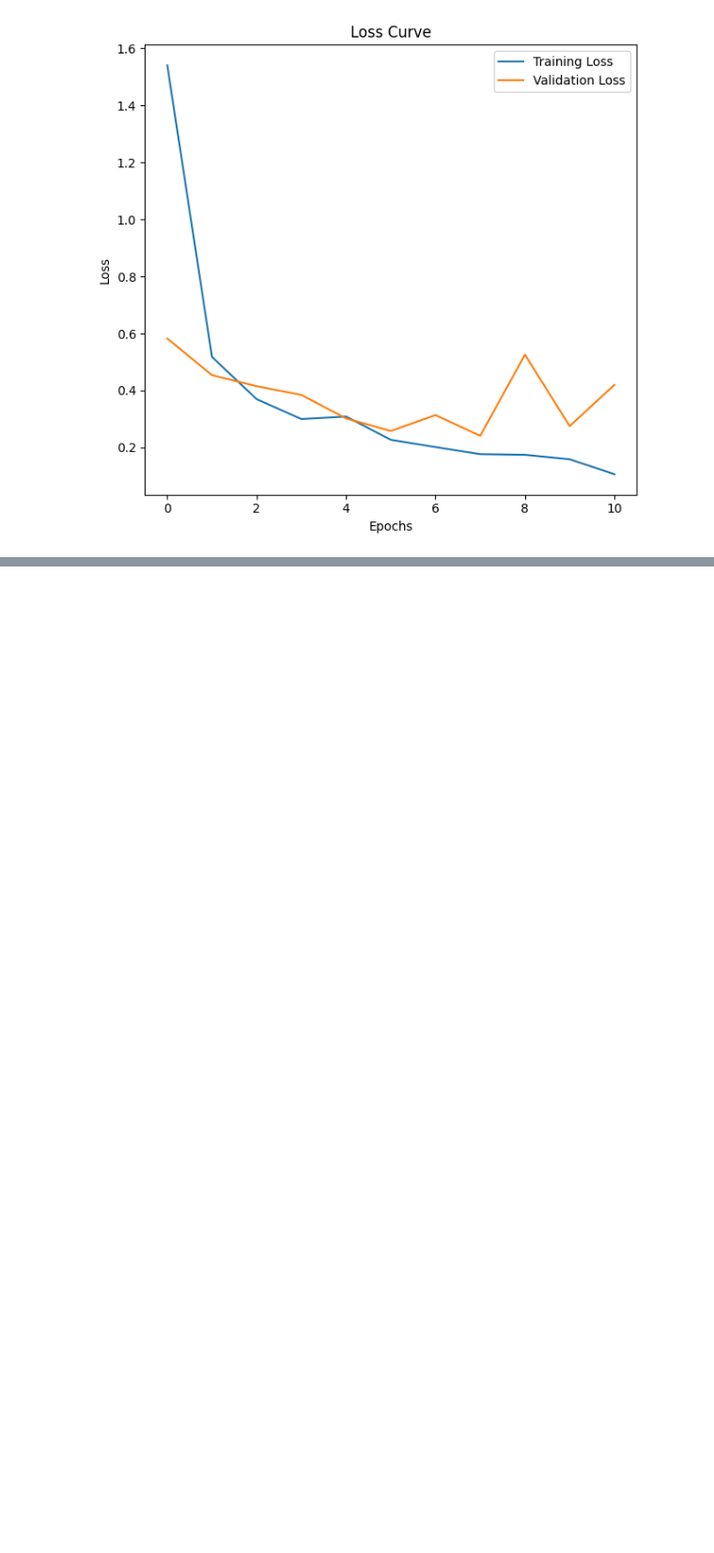
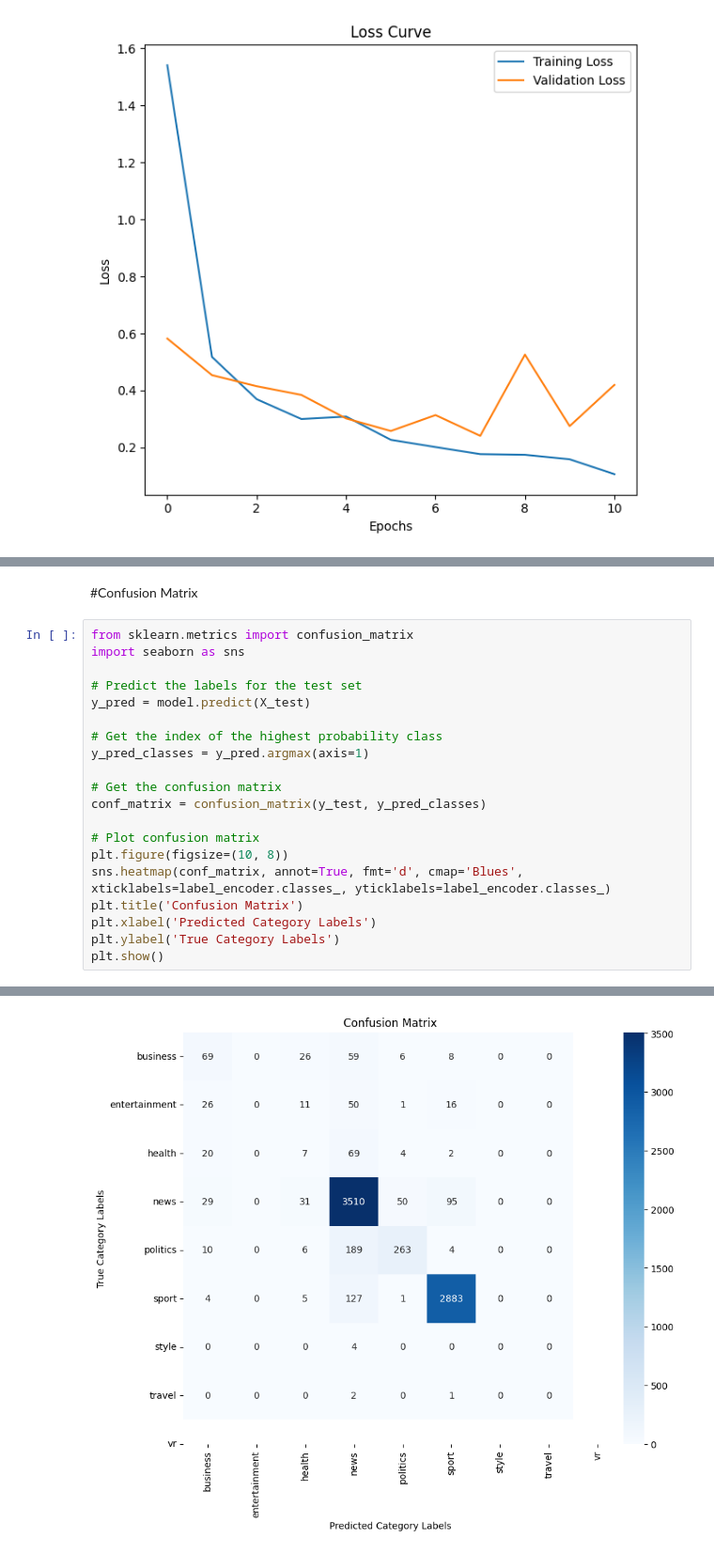
Before and after one commit to SasinduDananjaya/testm, a Jupyter notebook: LSTM3.ipynb, the cells around one changed output, grey strips where cells are left out. Shown at 94% size. Saved outputs shown, nothing was run; the diff lists cells and outputs as text; blank space fills up the shorter version.

Commit message:
Plot confusion matrix

```diff
--- a/LSTM3.ipynb
+++ b/LSTM3.ipynb
@@ -323,0 +337,23 @@ plt.show()
+# %% [markdown]
+#Confusion Matrix
+# %%
+from sklearn.metrics import confusion_matrix
+import seaborn as sns
+
+# Predict the labels for the test set
+y_pred = model.predict(X_test)
+
+# Get the index of the highest probability class
+y_pred_classes = y_pred.argmax(axis=1)
+
+# Get the confusion matrix
+conf_matrix = confusion_matrix(y_test, y_pred_classes)
+
+# Plot confusion matrix
+plt.figure(figsize=(10, 8))
+sns.heatmap(conf_matrix, annot=True, fmt='d', cmap='Blues', xticklabels=label_encoder.classes_, yticklabels=label_encoder.classes_)
+plt.title('Confusion Matrix')
+plt.xlabel('Predicted Category Labels')
+plt.ylabel('True Category Labels')
+plt.show()
+# %% [output]
@@ -323,0 +361 @@ plt.show()
+[figure, added]
```
Also changed, not shown: parts of 3 cells of this notebook.
